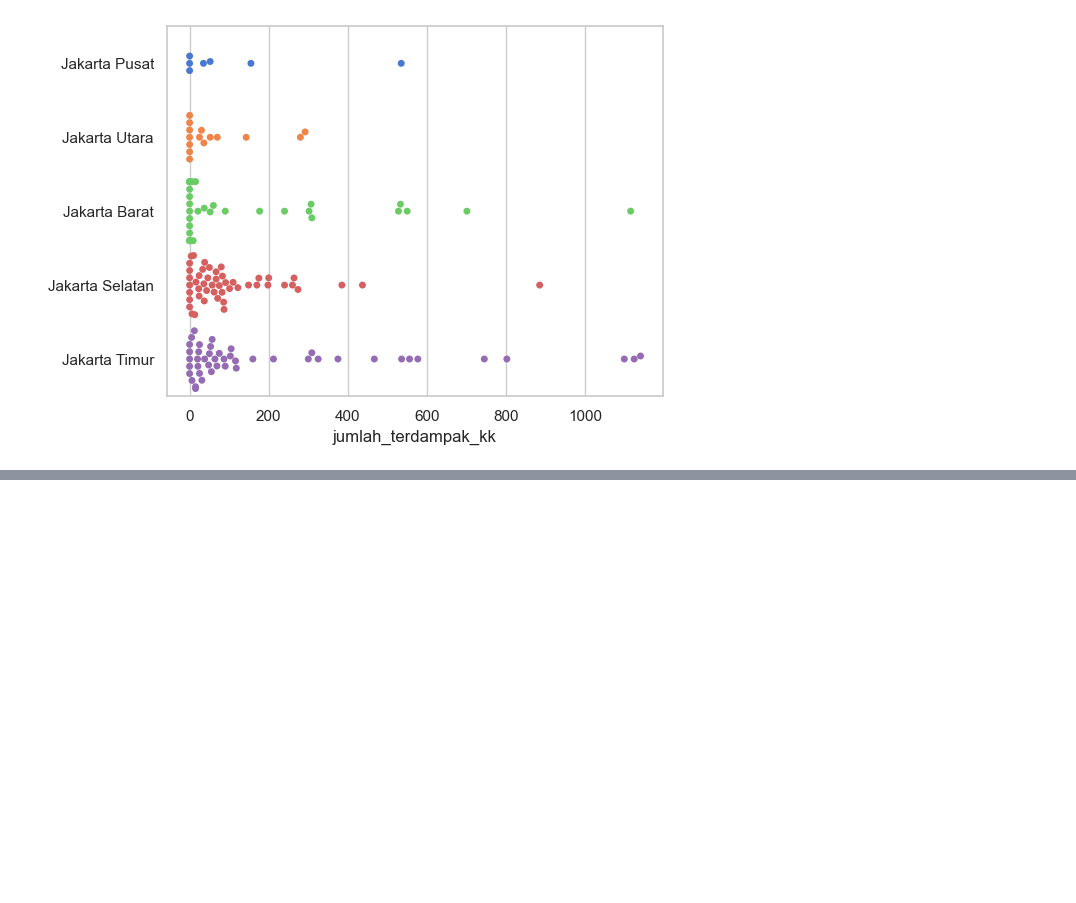
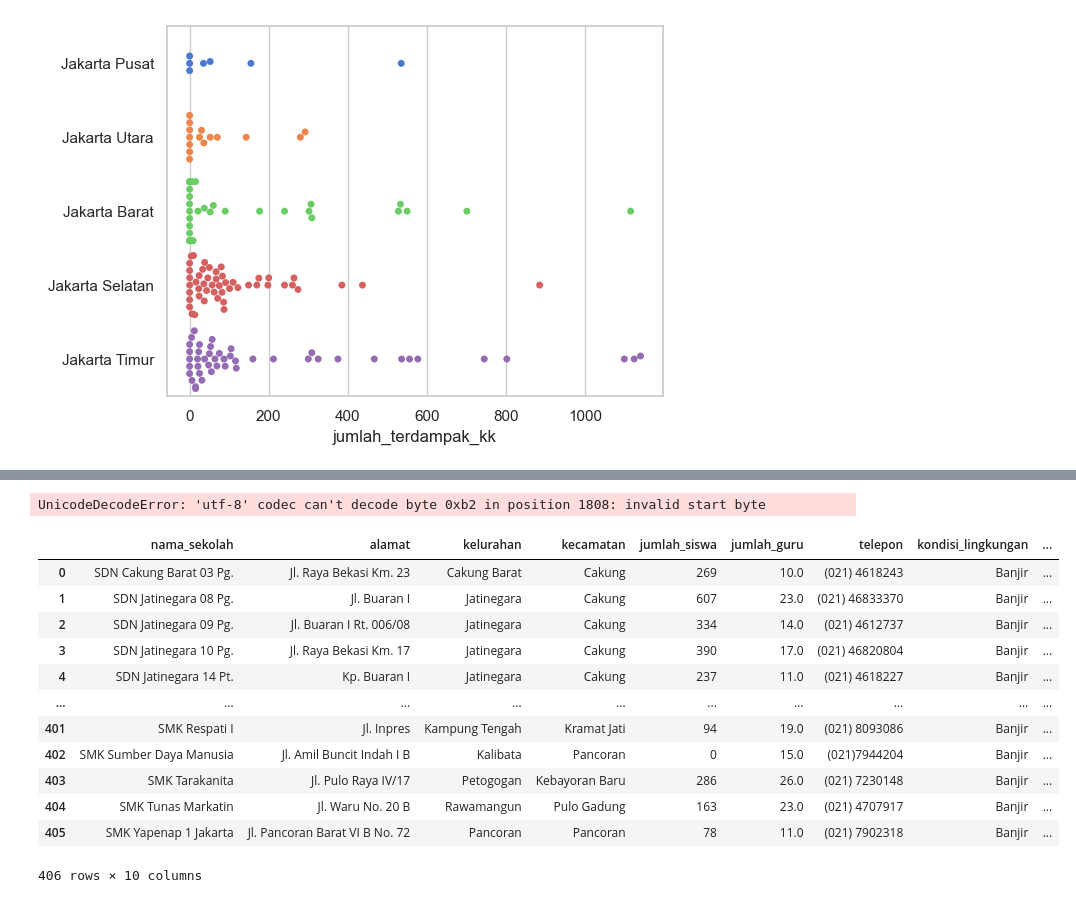
Before and after one commit to nurrizkyimani/flood-jsc-yli, a Jupyter notebook: jsc-data-analysis.ipynb, the cells around one changed output, grey strips where cells are left out. Cells and saved outputs as stored; diff of their text form; code cells hidden in the pictures; blank space fills up the shorter version.

Commit message:
add data analysis  and add pandas

```diff
--- a/jsc-data-analysis.ipynb
+++ b/jsc-data-analysis.ipynb
@@ -964,0 +1084,32 @@ ax.set(ylabel="")
+# %%
+# dataset/daerah-rawan-banjir-dki-jakarta.csv
+
+# path = "dataset/data-kejadian-banjir/data-kejadian-bencana-banjir-di-provinsi-dki-jakarta-tahun-2020-bulan-januari.csv"
+path_data = "dataset/data-lokasi-genangan-air-kota-adm-jakarta-barat-tahun-2019.csv"
+data = pd.read_csv(path_data)
+
+data
+# %% [output]
+UnicodeDecodeError: 'utf-8' codec can't decode byte 0xb2 in position 1808: invalid start byte
+# %%
+# dataset/daerah-rawan-banjir-dki-jakarta.csv
+
+# path = "dataset/data-kejadian-banjir/data-kejadian-bencana-banjir-di-provinsi-dki-jakarta-tahun-2020-bulan-januari.csv"
+path_data = "dataset/sekolah-rawan-banjir-tahun-2018.csv"
+data = pd.read_csv(path_data)
+
+data
+# %% [output]
+|  | nama_sekolah | alamat | kelurahan | kecamatan | jumlah_siswa | jumlah_guru | telepon | kondisi_lingkungan | ... |
+| 0 | SDN Cakung Barat 03 Pg. | Jl. Raya Bekasi Km. 23 | Cakung Barat | Cakung | 269 | 10.0 | (021) 4618243 | Banjir | ... |
+| 1 | SDN Jatinegara 08 Pg. | Jl. Buaran I | Jatinegara | Cakung | 607 | 23.0 | (021) 46833370 | Banjir | ... |
+| 2 | SDN Jatinegara 09 Pg. | Jl. Buaran I Rt. 006/08 | Jatinegara | Cakung | 334 | 14.0 | (021) 4612737 | Banjir | ... |
+| 3 | SDN Jatinegara 10 Pg. | Jl. Raya Bekasi Km. 17 | Jatinegara | Cakung | 390 | 17.0 | (021) 46820804 | Banjir | ... |
+| 4 | SDN Jatinegara 14 Pt. | Kp. Buaran I | Jatinegara | Cakung | 237 | 11.0 | (021) 4618227 | Banjir | ... |
+| ... | ... | ... | ... | ... | ... | ... | ... | ... | ... |
+| 401 | SMK Respati I | Jl. Inpres | Kampung Tengah | Kramat Jati | 94 | 19.0 | (021) 8093086 | Banjir | ... |
+| 402 | SMK Sumber Daya Manusia | Jl. Amil Buncit Indah I B | Kalibata | Pancoran | 0 | 15.0 | (021)7944204 | Banjir | ... |
+| 403 | SMK Tarakanita | Jl. Pulo Raya IV/17 | Petogogan | Kebayoran Baru | 286 | 26.0 | (021) 7230148 | Banjir | ... |
+| 404 | SMK Tunas Markatin | Jl. Waru No. 20 B | Rawamangun | Pulo Gadung | 163 | 23.0 | (021) 4707917 | Banjir | ... |
+| 405 | SMK Yapenap 1 Jakarta | Jl. Pancoran Barat VI B No. 72 | Pancoran | Pancoran | 78 | 11.0 | (021) 7902318 | Banjir | ... |
+406 rows × 10 columns
```
Also changed, not shown: parts of 14 cells of this notebook.
